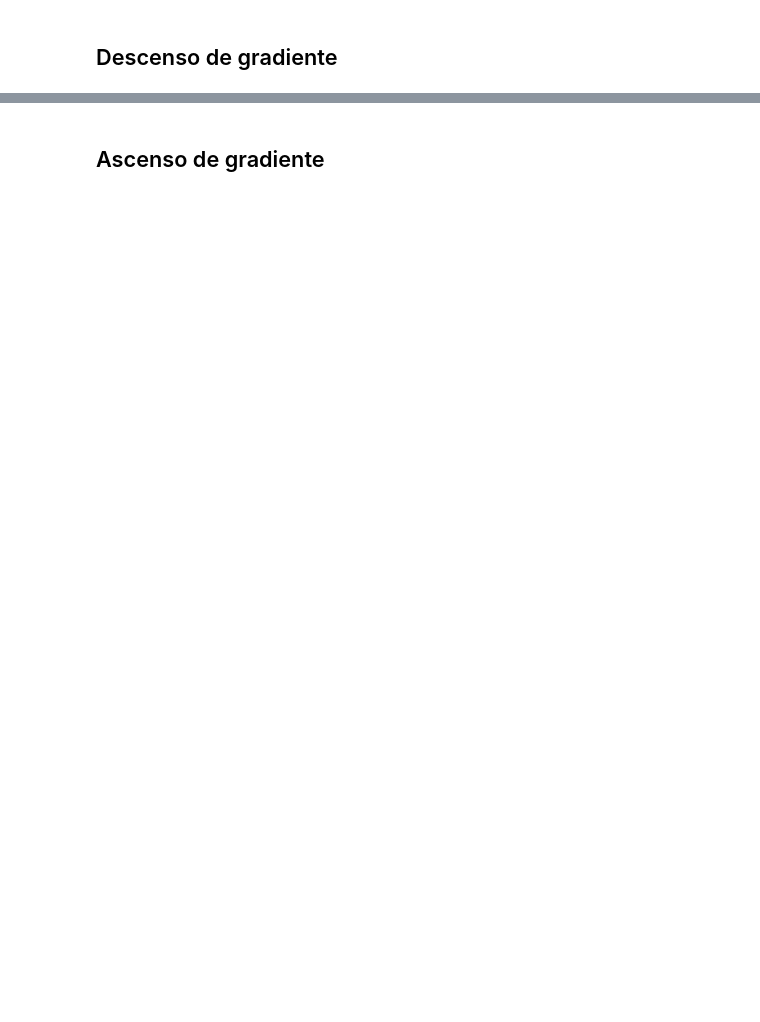
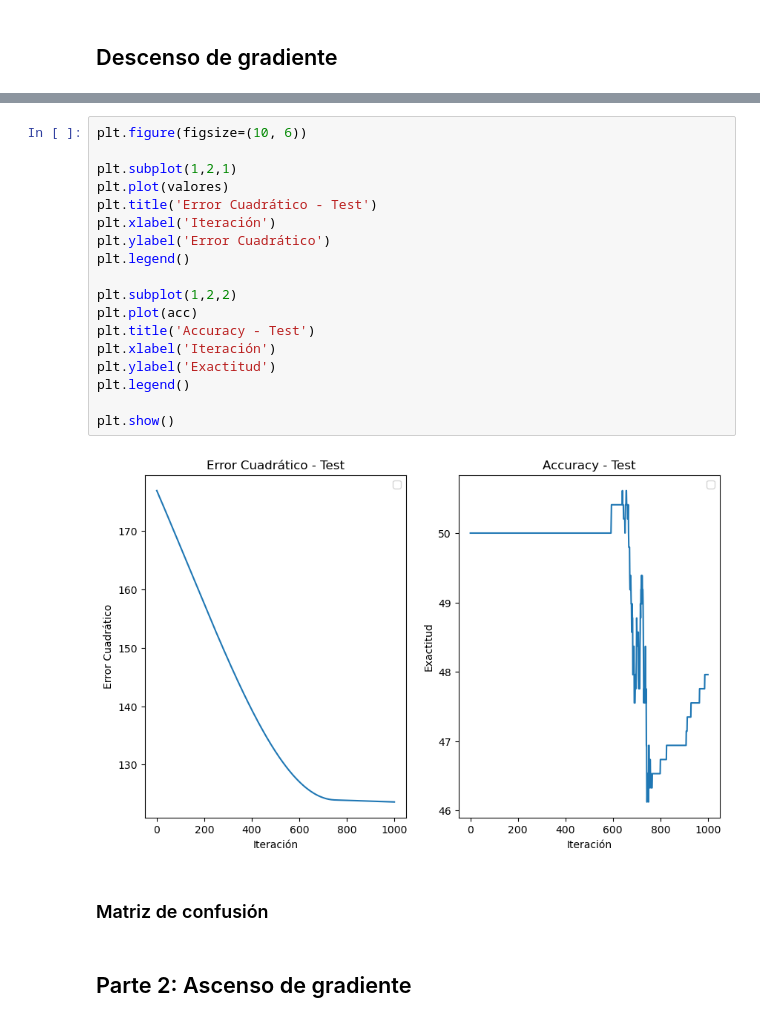
Before and after one commit to seremare9/TP2metodos, a Jupyter notebook: gd.ipynb, the cells around one changed output, grey strips where cells are left out. Drawn from its saved outputs; the diff is of its cells as text; blank space fills up the shorter version.

```diff
--- a/gd.ipynb
+++ b/gd.ipynb
@@ -404,2 +423,24 @@ plt.show()
+# %%
+plt.figure(figsize=(10, 6))
+
+plt.subplot(1,2,1)
+plt.plot(valores)
+plt.title('Error Cuadrático - Test')
+plt.xlabel('Iteración')
+plt.ylabel('Error Cuadrático')
+plt.legend()
+
+plt.subplot(1,2,2)
+plt.plot(acc)
+plt.title('Accuracy - Test')
+plt.xlabel('Iteración')
+plt.ylabel('Exactitud')
+plt.legend()
+
+plt.show()
+# %% [output]
+[figure, added]
+# %% [markdown]
+### Matriz de confusión
 # %% [markdown]
-## Ascenso de gradiente
+## Parte 2: Ascenso de gradiente
```
Also changed, not shown: parts of 25 cells of this notebook.
